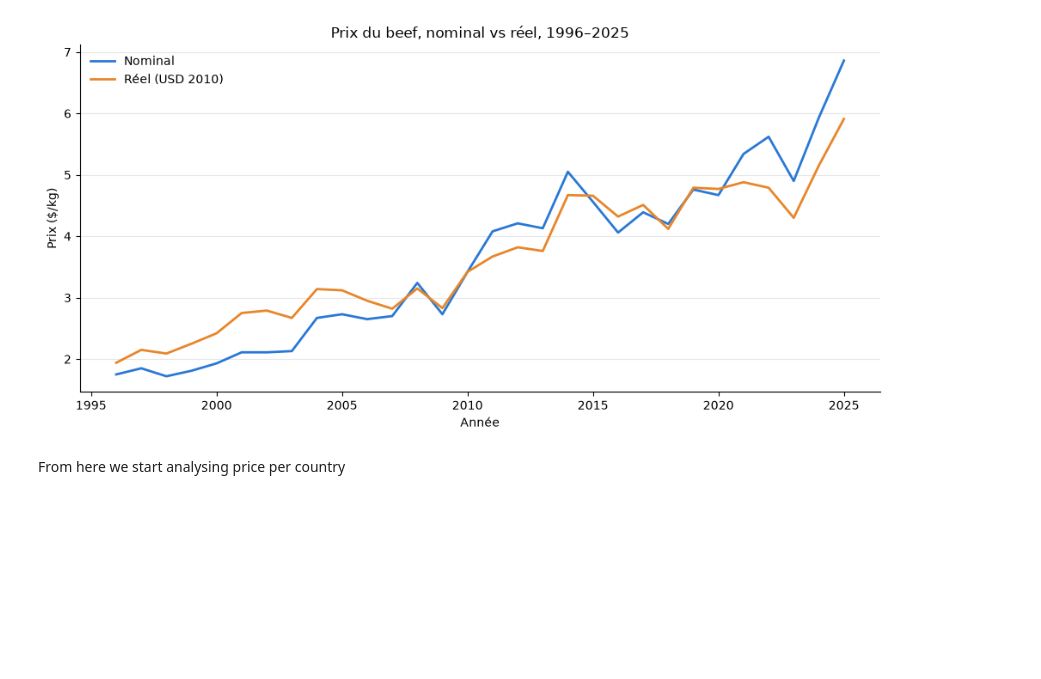
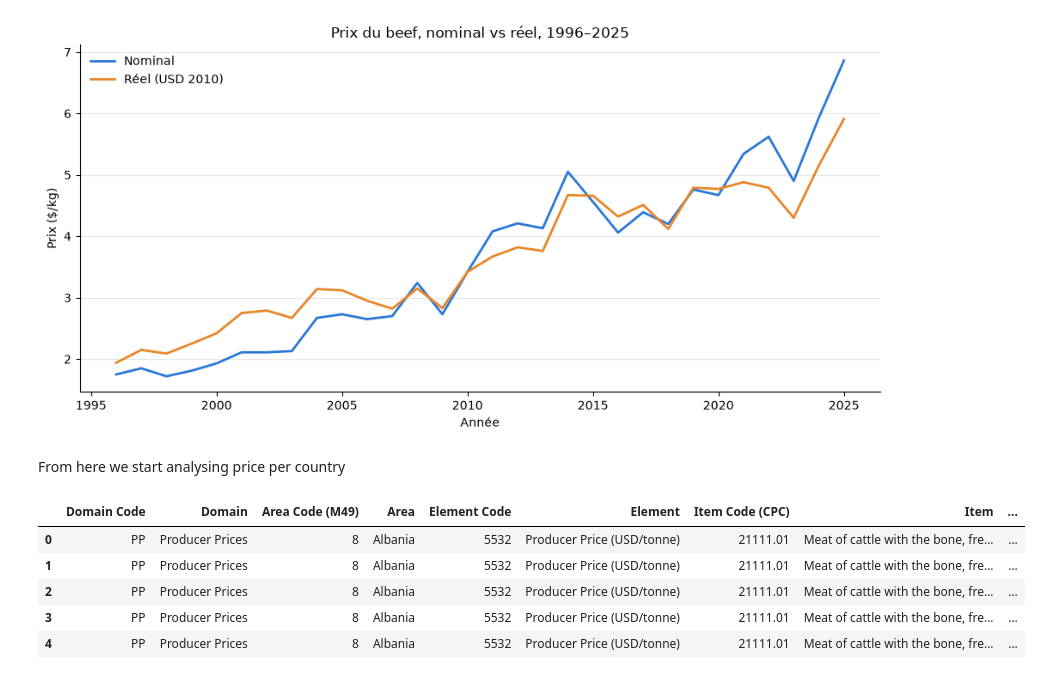
Before and after one commit to AndrewEberhardt/DataScienceProject, a Jupyter notebook: notebooks/david/david.com.price.ipynb, the cells around one changed output. Saved outputs shown, nothing was run; the diff lists cells and outputs as text; code cells hidden in the pictures; blank space fills up the shorter version.

```diff
--- a/notebooks/david/david.com.price.ipynb
+++ b/notebooks/david/david.com.price.ipynb
@@ -165,3 +165,14 @@ plt.show()
 [figure]
 # %% [markdown]
 From here we start analysing price per country
+# %%
+path = "../../data/raw/crops/FAOSTAT_data_en_10-7-2026.csv"
+price_data = pd.read_csv(path)
+price_data.head()
+# %% [output]
+|  | Domain Code | Domain | Area Code (M49) | Area | Element Code | Element | Item Code (CPC) | Item | ... |
+| 0 | PP | Producer Prices | 8 | Albania | 5532 | Producer Price (USD/tonne) | 21111.01 | Meat of cattle with the bone, fre... | ... |
+| 1 | PP | Producer Prices | 8 | Albania | 5532 | Producer Price (USD/tonne) | 21111.01 | Meat of cattle with the bone, fre... | ... |
+| 2 | PP | Producer Prices | 8 | Albania | 5532 | Producer Price (USD/tonne) | 21111.01 | Meat of cattle with the bone, fre... | ... |
+| 3 | PP | Producer Prices | 8 | Albania | 5532 | Producer Price (USD/tonne) | 21111.01 | Meat of cattle with the bone, fre... | ... |
+| 4 | PP | Producer Prices | 8 | Albania | 5532 | Producer Price (USD/tonne) | 21111.01 | Meat of cattle with the bone, fre... | ... |
```
Also changed, not shown: parts of 8 cells of this notebook.
